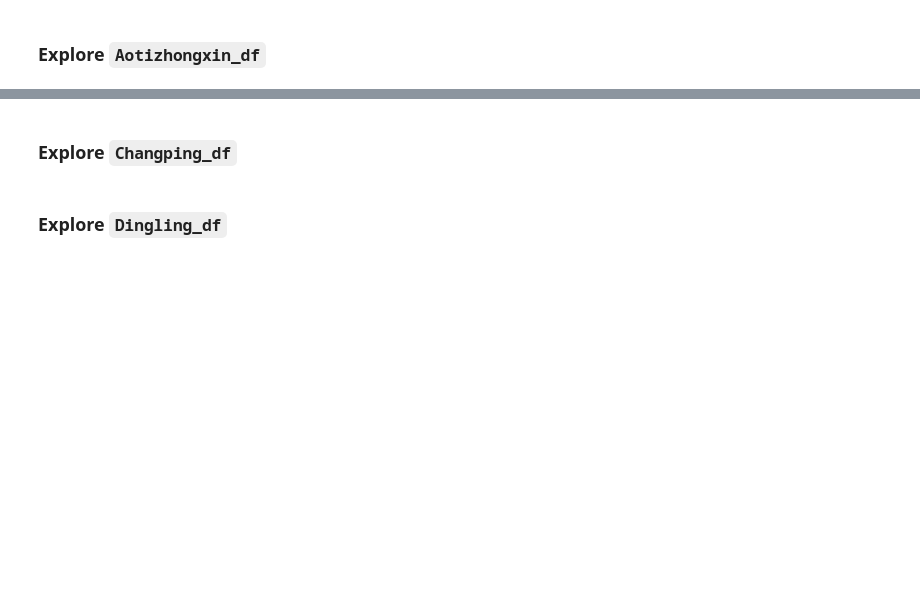
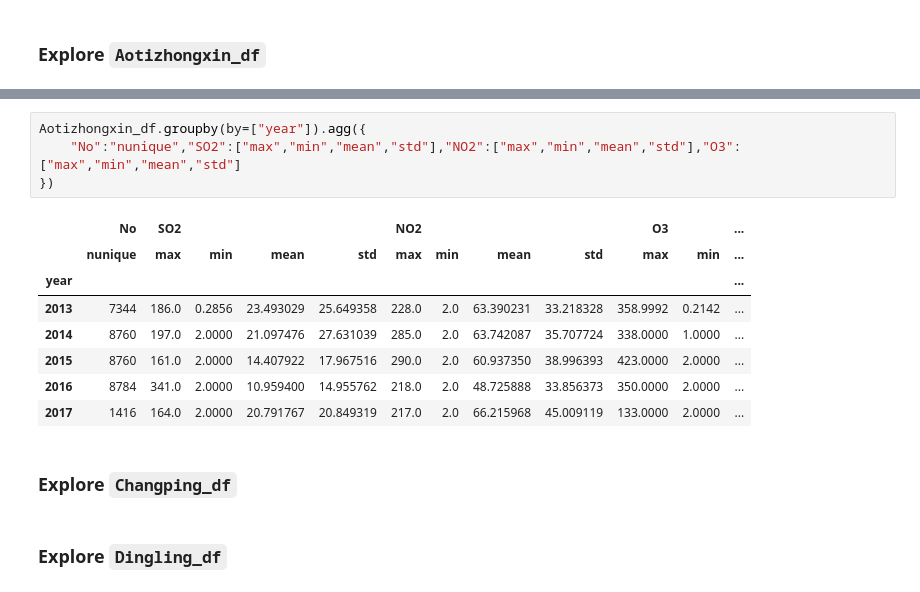
Before and after one commit to Arif-0123/Proyek_Analisis_Data, a Jupyter notebook: Air Quality Dataset/submision/notebook.ipynb, the cells around one changed output, grey strips where cells are left out. Cells and saved outputs as stored; diff of their text form; blank space fills up the shorter version.

Commit message:
Update informasi explore data aotizhongxin

```diff
--- a/Air Quality Dataset/submision/notebook.ipynb
+++ b/Air Quality Dataset/submision/notebook.ipynb
@@ -2857,3 +2877,16 @@ Aotizhongxin_df.describe(include='all')
+# %%
+Aotizhongxin_df.groupby(by=["year"]).agg({
+    "No":"nunique","SO2":["max","min","mean","std"],"NO2":["max","min","mean","std"],"O3":["max","min","mean","std"]
+})
+# %% [output]
+|  | No | SO2 |  |  |  | NO2 |  |  |  | O3 |  | ... |
+|  | nunique | max | min | mean | std | max | min | mean | std | max | min | ... |
+| year |  |  |  |  |  |  |  |  |  |  |  | ... |
+| 2013 | 7344 | 186.0 | 0.2856 | 23.493029 | 25.649358 | 228.0 | 2.0 | 63.390231 | 33.218328 | 358.9992 | 0.2142 | ... |
+| 2014 | 8760 | 197.0 | 2.0000 | 21.097476 | 27.631039 | 285.0 | 2.0 | 63.742087 | 35.707724 | 338.0000 | 1.0000 | ... |
+| 2015 | 8760 | 161.0 | 2.0000 | 14.407922 | 17.967516 | 290.0 | 2.0 | 60.937350 | 38.996393 | 423.0000 | 2.0000 | ... |
+| 2016 | 8784 | 341.0 | 2.0000 | 10.959400 | 14.955762 | 218.0 | 2.0 | 48.725888 | 33.856373 | 350.0000 | 2.0000 | ... |
+| 2017 | 1416 | 164.0 | 2.0000 | 20.791767 | 20.849319 | 217.0 | 2.0 | 66.215968 | 45.009119 | 133.0000 | 2.0000 | ... |
 # %% [markdown]
 ### Explore `Changping_df`
 # %% [markdown]
```
Also changed, not shown: parts of 3 cells of this notebook.
